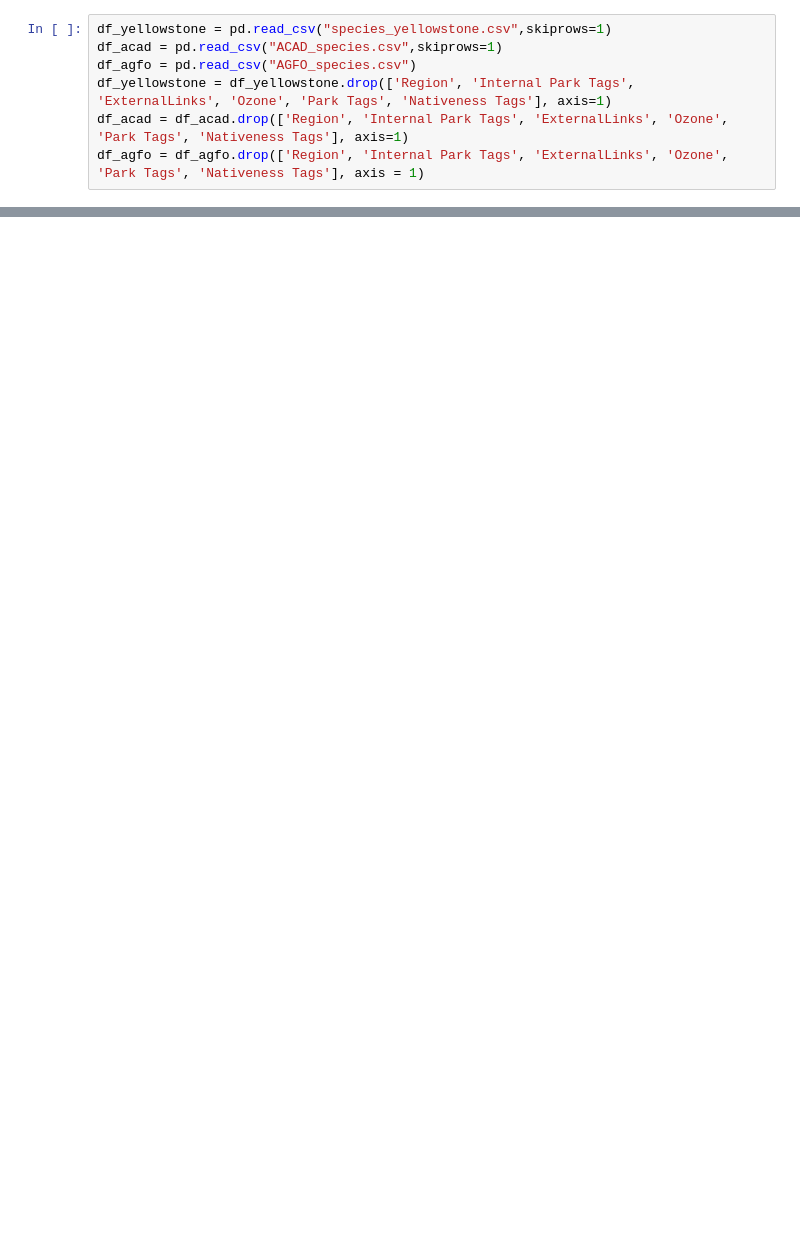
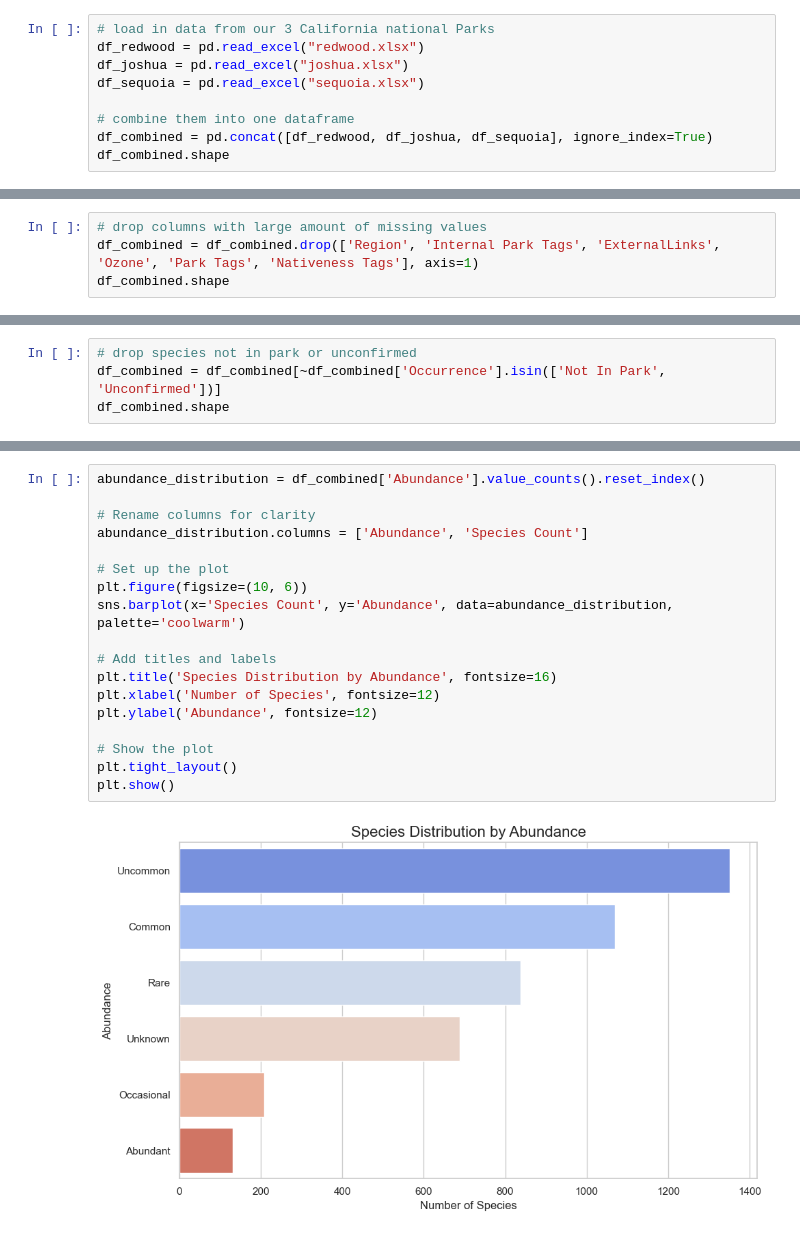
Before and after one commit to jasminechiou/ds4200_final_project-, a Jupyter notebook: cleaning and data visualization .ipynb, the cells around one changed output, grey strips where cells are left out. Saved outputs shown, nothing was run; the diff lists cells and outputs as text; blank space fills up the shorter version.

```diff
--- a/cleaning and data visualization .ipynb
+++ b/cleaning and data visualization .ipynb
@@ -7,7 +10,9 @@ import altair as alt
 # %%
-df_yellowstone = pd.read_csv("species_yellowstone.csv",skiprows=1)
-df_acad = pd.read_csv("ACAD_species.csv",skiprows=1)
-df_agfo = pd.read_csv("AGFO_species.csv")
-df_yellowstone = df_yellowstone.drop(['Region', 'Internal Park Tags', 'ExternalLinks', 'Ozone', 'Park Tags', 'Nativeness Tags'], axis=1)
-df_acad = df_acad.drop(['Region', 'Internal Park Tags', 'ExternalLinks', 'Ozone', 'Park Tags', 'Nativeness Tags'], axis=1)
-df_agfo = df_agfo.drop(['Region', 'Internal Park Tags', 'ExternalLinks', 'Ozone', 'Park Tags', 'Nativeness Tags'], axis = 1)
+# load in data from our 3 California national Parks
+df_redwood = pd.read_excel("redwood.xlsx")
+df_joshua = pd.read_excel("joshua.xlsx")
+df_sequoia = pd.read_excel("sequoia.xlsx")
+
+# combine them into one dataframe
+df_combined = pd.concat([df_redwood, df_joshua, df_sequoia], ignore_index=True)
+df_combined.shape
@@ -35,0 +26,4 @@ chart.show()
+# %%
+# drop columns with large amount of missing values
+df_combined = df_combined.drop(['Region', 'Internal Park Tags', 'ExternalLinks', 'Ozone', 'Park Tags', 'Nativeness Tags'], axis=1)
+df_combined.shape
@@ -35,0 +41,4 @@ chart.show()
+# %%
+# drop species not in park or unconfirmed
+df_combined = df_combined[~df_combined['Occurrence'].isin(['Not In Park', 'Unconfirmed'])]
+df_combined.shape
@@ -35,0 +75,20 @@ chart.show()
+# %%
+abundance_distribution = df_combined['Abundance'].value_counts().reset_index()
+
+# Rename columns for clarity
+abundance_distribution.columns = ['Abundance', 'Species Count']
+
+# Set up the plot
+plt.figure(figsize=(10, 6))
+sns.barplot(x='Species Count', y='Abundance', data=abundance_distribution, palette='coolwarm')
+
+# Add titles and labels
+plt.title('Species Distribution by Abundance', fontsize=16)
+plt.xlabel('Number of Species', fontsize=12)
+plt.ylabel('Abundance', fontsize=12)
+
+# Show the plot
+plt.tight_layout()
+plt.show()
+# %% [output]
+[figure, added]
```
Also changed, not shown: parts of 14 cells of this notebook.
